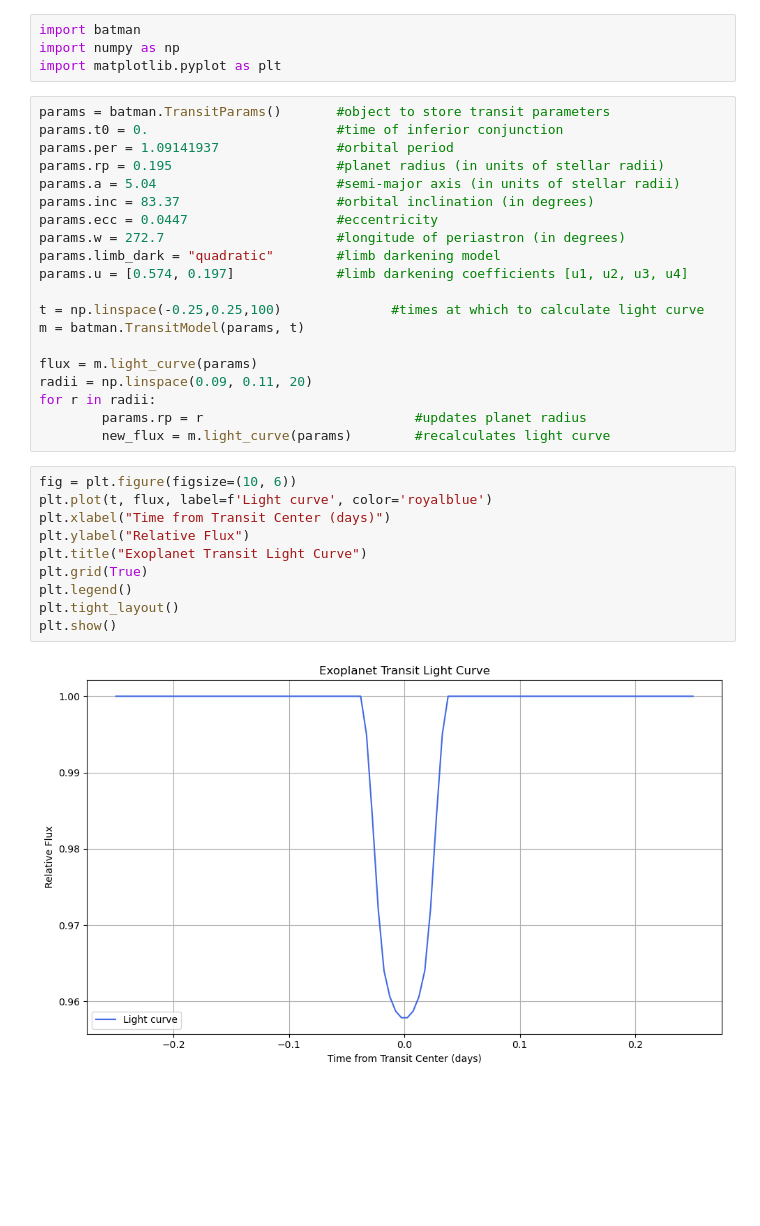
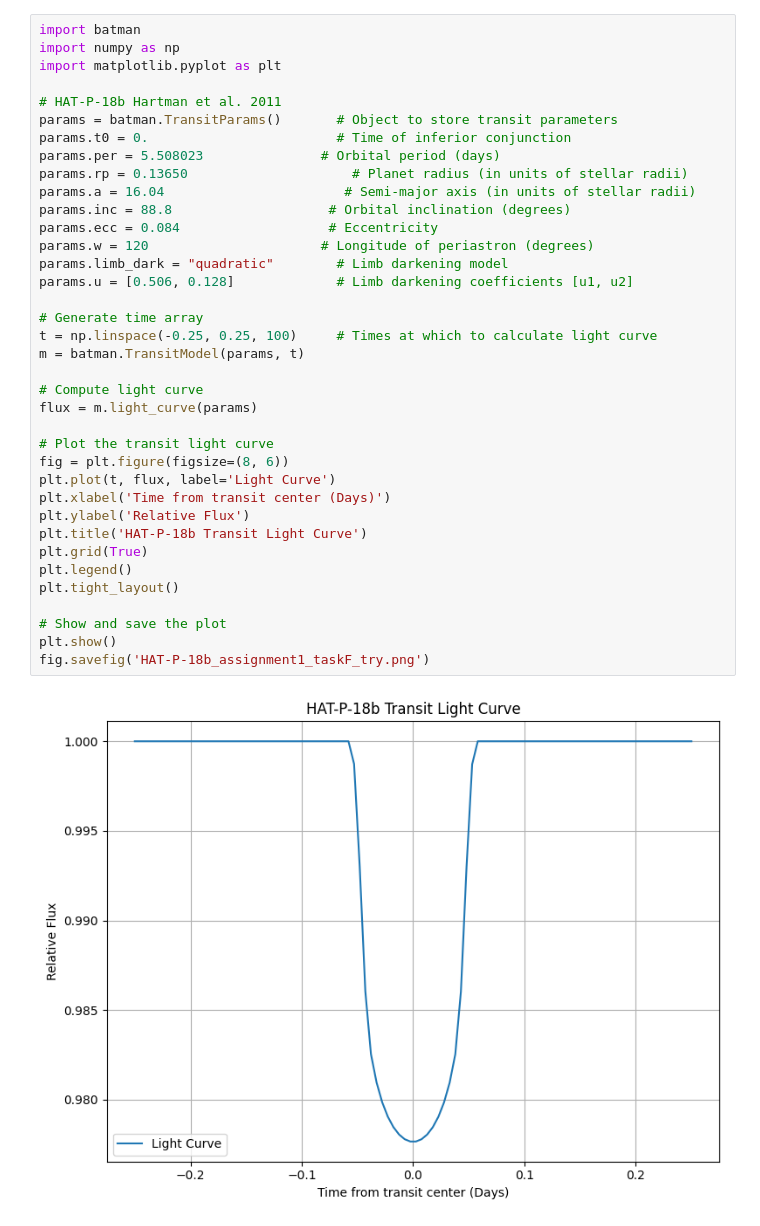
Before and after one commit to jacopocarotenuto/Frati_Trappisti, a Jupyter notebook: src/daneel/detection/transit.ipynb, the cells around one changed output. Saved outputs shown, nothing was run; the diff lists cells and outputs as text; blank space fills up the shorter version.

Commit message:
Assignment 1F (Transit Light Curve of HAT-P-18b simulated using Batman). Added the png image and transit1f.py file

```diff
--- a/src/daneel/detection/transit.ipynb
+++ b/src/daneel/detection/transit.ipynb
@@ -1,36 +1,39 @@
-# %%
-import batman
-import numpy as np
-import matplotlib.pyplot as plt
 # %%
-params = batman.TransitParams()       #object to store transit parameters
-params.t0 = 0.                        #time of inferior conjunction
-params.per = 1.09141937               #orbital period
-params.rp = 0.195                     #planet radius (in units of stellar radii)
-params.a = 5.04                       #semi-major axis (in units of stellar radii)
-params.inc = 83.37                    #orbital inclination (in degrees)
-params.ecc = 0.0447                   #eccentricity
-params.w = 272.7                      #longitude of periastron (in degrees)
-params.limb_dark = "quadratic"        #limb darkening model
-params.u = [0.574, 0.197]             #limb darkening coefficients [u1, u2, u3, u4]
+import batman
+import numpy as np
+import matplotlib.pyplot as plt
 
-t = np.linspace(-0.25,0.25,100)              #times at which to calculate light curve
+# HAT-P-18b Hartman et al. 2011
+params = batman.TransitParams()       # Object to store transit parameters
+params.t0 = 0.                        # Time of inferior conjunction
+params.per = 5.508023               # Orbital period (days)
+params.rp = 0.13650                     # Planet radius (in units of stellar radii)
+params.a = 16.04                       # Semi-major axis (in units of stellar radii)
+params.inc = 88.8                    # Orbital inclination (degrees)
+params.ecc = 0.084                   # Eccentricity
+params.w = 120                      # Longitude of periastron (degrees)
+params.limb_dark = "quadratic"        # Limb darkening model
+params.u = [0.506, 0.128]             # Limb darkening coefficients [u1, u2]
+
+# Generate time array
+t = np.linspace(-0.25, 0.25, 100)     # Times at which to calculate light curve
 m = batman.TransitModel(params, t)
 
+# Compute light curve
 flux = m.light_curve(params)
-radii = np.linspace(0.09, 0.11, 20)
-for r in radii:
-        params.rp = r                           #updates planet radius
-        new_flux = m.light_curve(params)        #recalculates light curve
+
+# Plot the transit light curve
+fig = plt.figure(figsize=(8, 6))
+plt.plot(t, flux, label='Light Curve')
+plt.xlabel('Time from transit center (Days)')
+plt.ylabel('Relative Flux')
+plt.title('HAT-P-18b Transit Light Curve')
+plt.grid(True)
+plt.legend()
+plt.tight_layout()
+
+# Show and save the plot
+plt.show()
+fig.savefig('HAT-P-18b_assignment1_taskF_try.png')
+# %% [output]
+[figure, added]
-# %%
-fig = plt.figure(figsize=(10, 6))
-plt.plot(t, flux, label=f'Light curve', color='royalblue')
-plt.xlabel("Time from Transit Center (days)")
-plt.ylabel("Relative Flux")
-plt.title("Exoplanet Transit Light Curve")
-plt.grid(True)
-plt.legend()
-plt.tight_layout()
-plt.show()
-# %% [output]
-[figure, removed]
```
Also changed, not shown: 3 other files.
